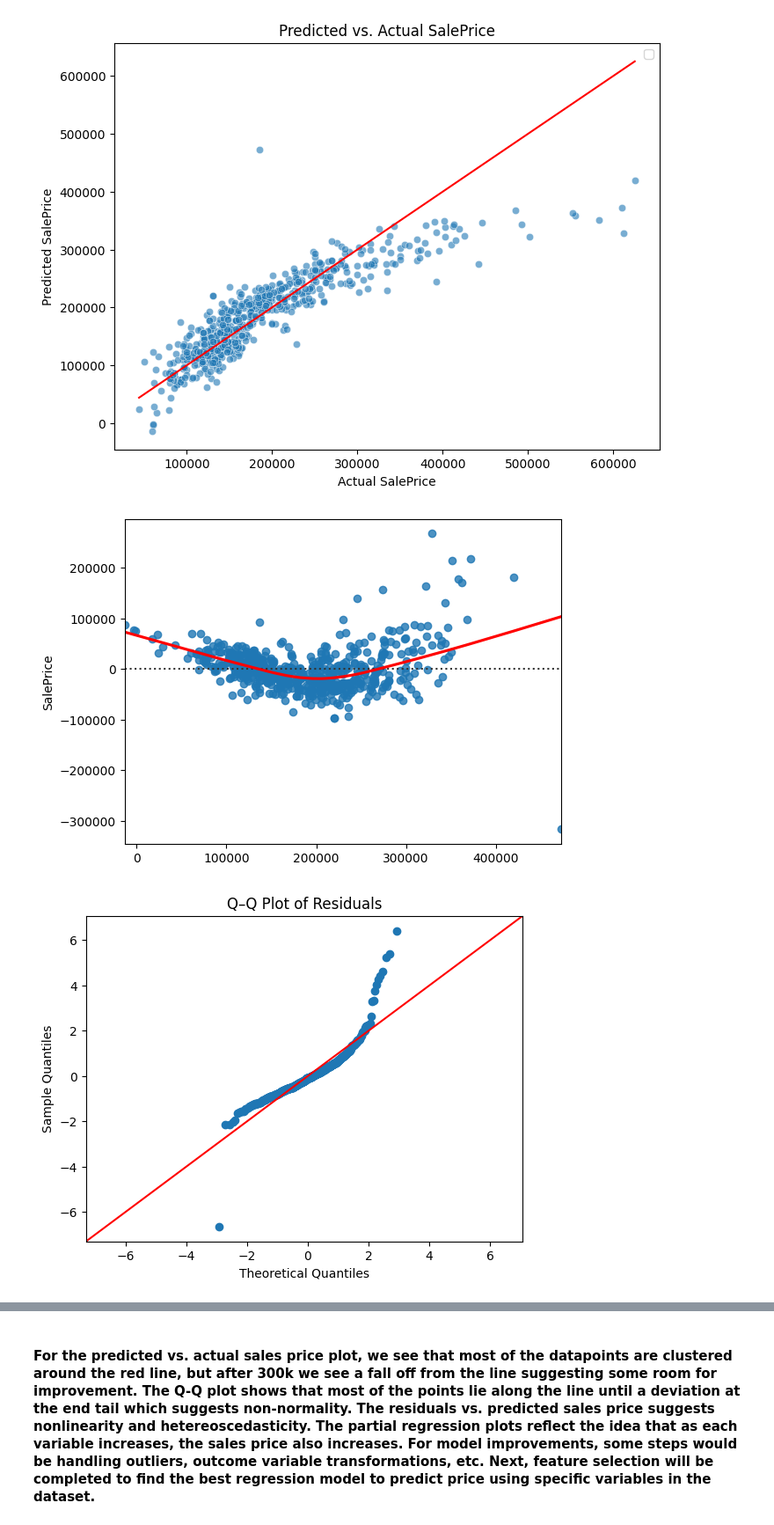
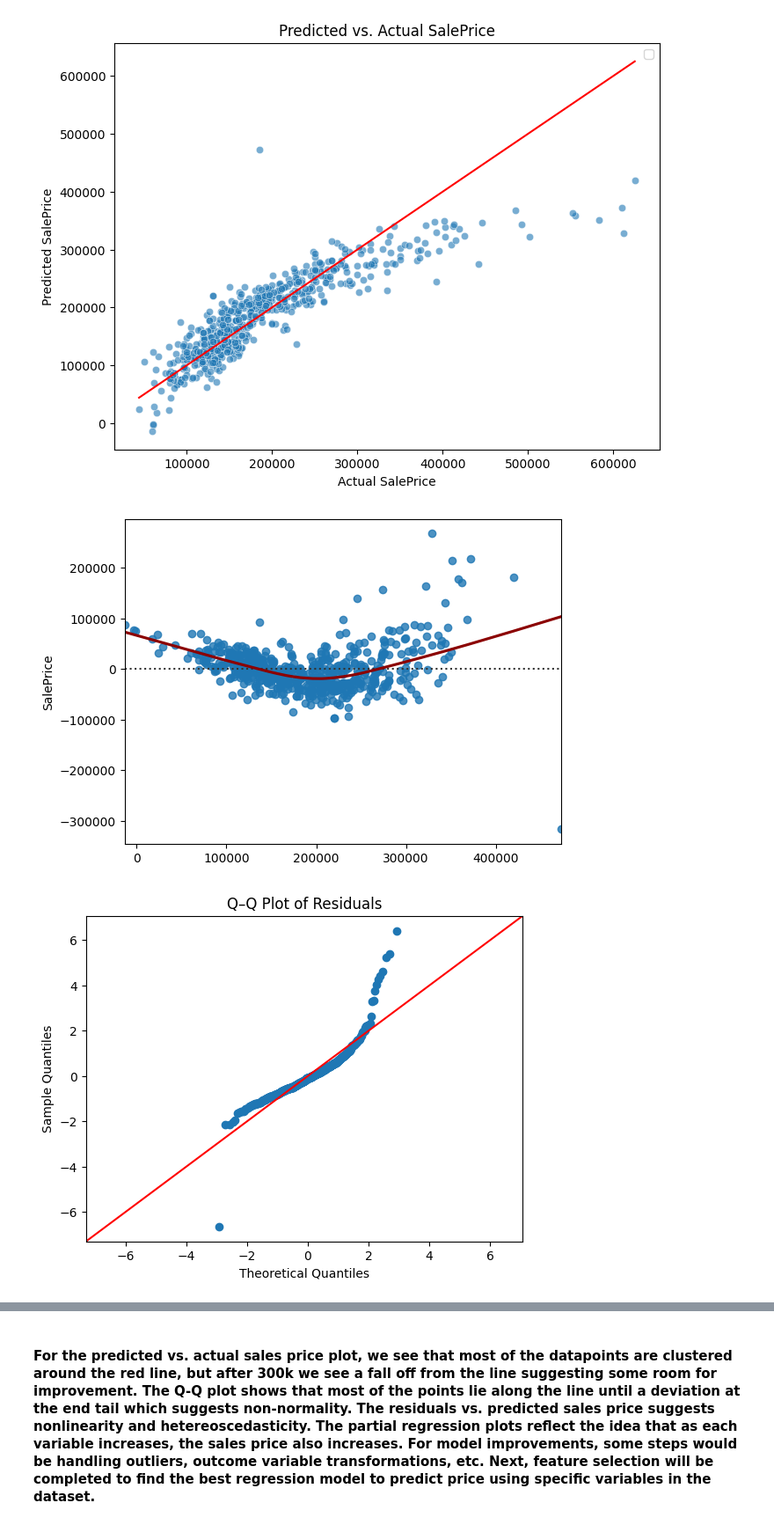
Before and after one commit to nphanrahan/data-quarks, a Jupyter notebook: notebooks/02_regression_analysis.ipynb, the cells around one changed output, grey strips where cells are left out. Shown: that part at 88% size. Drawn from its saved outputs; the diff is of its cells as text; code cells hidden in the pictures.

Commit message:
Update residual plot colors

```diff
--- a/notebooks/02_regression_analysis.ipynb
+++ b/notebooks/02_regression_analysis.ipynb
@@ -85,16 +85,16 @@ plt.show()
 # %%
 ## Residual Plot
 residuals = y_test - y_pred
-sns.residplot(x=y_pred, y=residuals, lowess=True, line_kws={'color': 'red'})
+sns.residplot(x=y_pred, y=residuals, lowess=True, line_kws={'color': 'darkred'})
 plt.show()
 
 ## Q-Q Plot
 
 sm.qqplot(residuals, line='45', fit=True)
 plt.title("Q–Q Plot of Residuals")
 plt.show()
 # %% [output]
-[figure, old version]
+[figure, new version]
 [figure]
 # %%
 X_const = sm.add_constant(df[['Overall Qual', 'Gr Liv Area', 'Garage Cars']].fillna(0))
```
